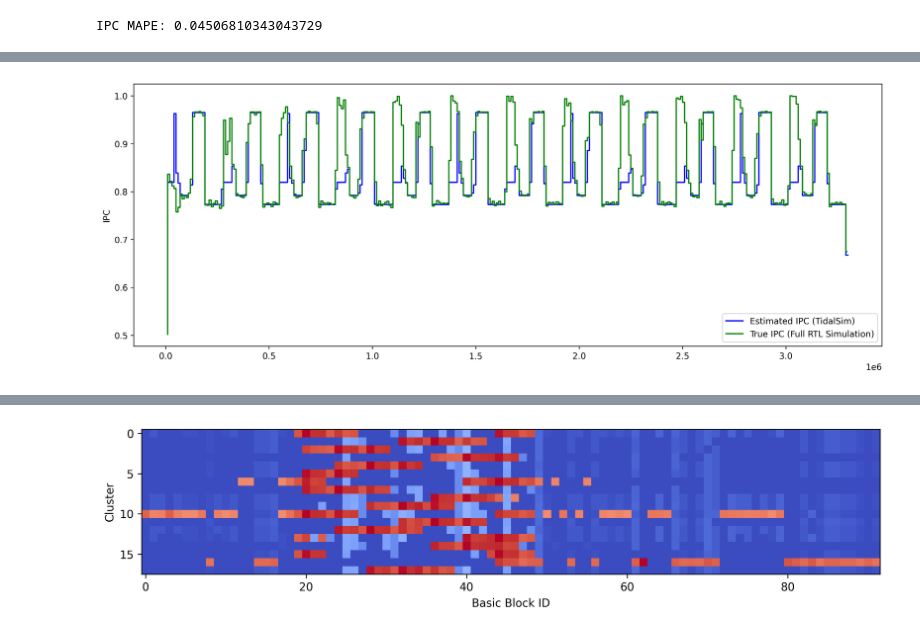
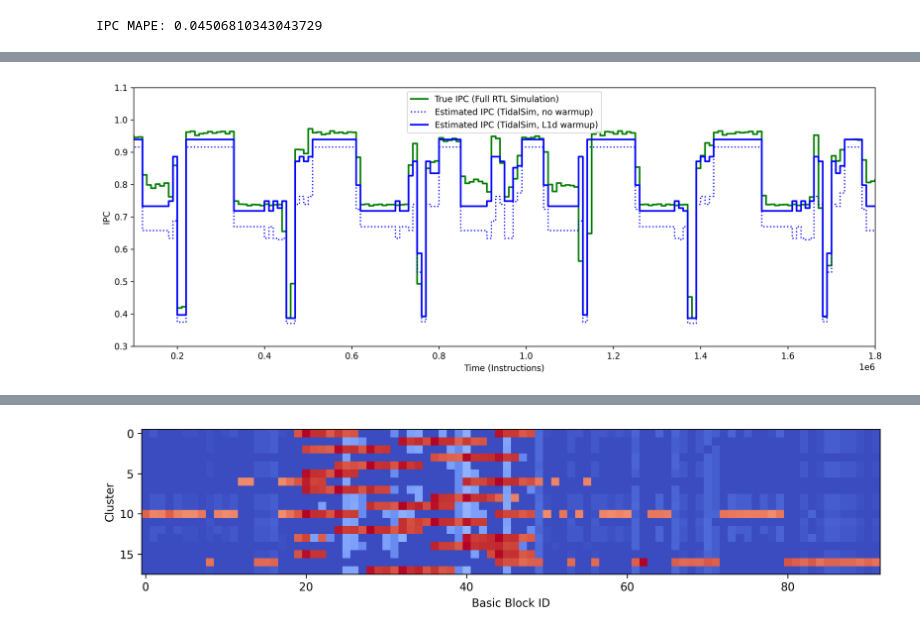
Before and after one commit to dvaish/PERF, a Jupyter notebook: notebooks/Plotting.ipynb, the cells around one changed output, grey strips where cells are left out. Cells and saved outputs as stored; diff of their text form; code cells hidden in the pictures.

```diff
--- a/notebooks/Plotting.ipynb
+++ b/notebooks/Plotting.ipynb
@@ -26,8 +22,15 @@ def make_arrays_equal_size(arr1, arr2):
 # %%
+def make_arrays_equal_size(arr1, arr2):
+    if len(arr1) > len(arr2):
+        return arr1[:len(arr2)], arr2
+    else:
+        return arr1, arr2[:len(arr1)]
+
 def reconstruct_ipc_trace(workload: str, interval_length: int, clusters: int, detailed_warmup_insts: int) -> DataFrame[EstimatedPerfSchema]:
     cluster_dir = Path.cwd().parent / "runs" / workload / f"n_{interval_length}_spike" / f"c_{clusters}"
     clustering_df = load(cluster_dir / "clustering_df.pickle")
     estimated_perf_df = tme.fill_perf_metrics(clustering_df, cluster_dir, detailed_warmup_insts)
+    rows_with_data = estimated_perf_df
     ipcs_warm = estimated_perf_df.sort_values('cluster_id').groupby('cluster_id')['est_ipc_warm'].max().to_numpy()
     ipcs_cold = estimated_perf_df.sort_values('cluster_id').groupby('cluster_id')['est_ipc_cold'].max().to_numpy()
     cluster_ids = estimated_perf_df['cluster_id'].to_numpy()
@@ -81,33 +78,20 @@ plt.step(golden_.inst_count, tidalsim_df.est_ipc_cold)
 # %%
 # https://stackoverflow.com/questions/37737538/merge-subplots-with-shared-x-axis
 # https://matplotlib.org/stable/gallery/spines/multiple_yaxis_with_spines.html
 
-#fig, (ax1, ax2) = plt.subplots(2, 1, sharex=True, gridspec_kw=dict(height_ratios=[1,1]))
 fig, ax1 = plt.subplots(1, 1)
 
-#ax3 = ax2.twinx()
-
-p1, = ax1.step(estimated_perf.inst_count, estimated_perf.est_ipc, "b", label="Estimated IPC (TidalSim)")
-if true_perf is not None:
-    p2, = ax1.step(true_perf.inst_count, true_perf.ipc, "g", label="True IPC (Full RTL Simulation)")
-    #p3, = ax2.step(true_perf.inst_count, np.multiply(ipc_abs_error_trace, 100), 'y', label="Absolute IPC error")
-#p4, = ax3.step(estimated_perf.inst_count, estimated_perf['z_dist_to_centroid'], 'r', label='Distance to cluster centroid')
-#ax1.set_xlim([0.5e6, 0.75e6])
-#ax1.set_ylim([0.65, 0.9])
-#ax2.set_ylim([0, 30])
-#ax3.set_ylim([0, 2.5])
-#ax2.set_xlabel('Instructions')
+if golden_df is not None:
+    p3, = ax1.step(golden_df.inst_count, golden_df.ipc, "g", linewidth=2, label="True IPC (Full RTL Simulation)")
+p1, = ax1.step(tidalsim_df.inst_count, tidalsim_df.est_ipc_cold, "b", linestyle='dotted', label="Estimated IPC (TidalSim, no warmup)")
+p2, = ax1.step(tidalsim_df.inst_count, tidalsim_df.est_ipc_warm, "b", linewidth=2, label="Estimated IPC (TidalSim, L1d warmup)")
+ax1.set_xlim([0.1e6, 1.8e6])
+ax1.set_ylim([0.3, 1.1])
 ax1.set_ylabel('IPC')
-#ax2.set_ylabel('Absolute IPC error (%)')
-#ax3.set_ylabel('abs(z-score)')
+ax1.set_xlabel('Time (Instructions)')
 ax1.legend()
-#ax2.legend(handles=[p3, p4] if true_perf is not None else [p4])
-# remove top-most tick label for the first subplot
-yticks = ax1.yaxis.get_major_ticks()
-yticks[0].label1.set_visible(False)
-plt.subplots_adjust(hspace=.0)
 fig.set_size_inches(13, 5)
 plt.tight_layout()
-plt.savefig('huffbench_results-warmup.svg')
+plt.savefig('wikisort.svg')
 # %% [output]
-[figure, old version]
+[figure, new version]
```
Also changed, not shown: parts of 5 cells of this notebook.
